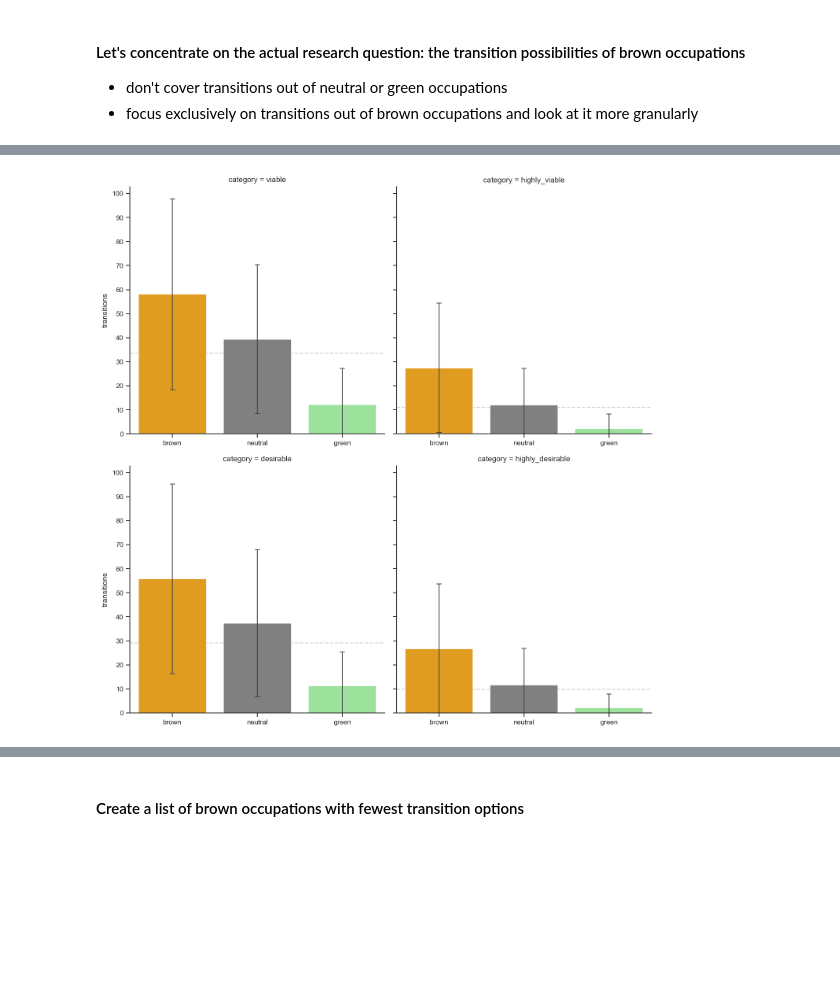
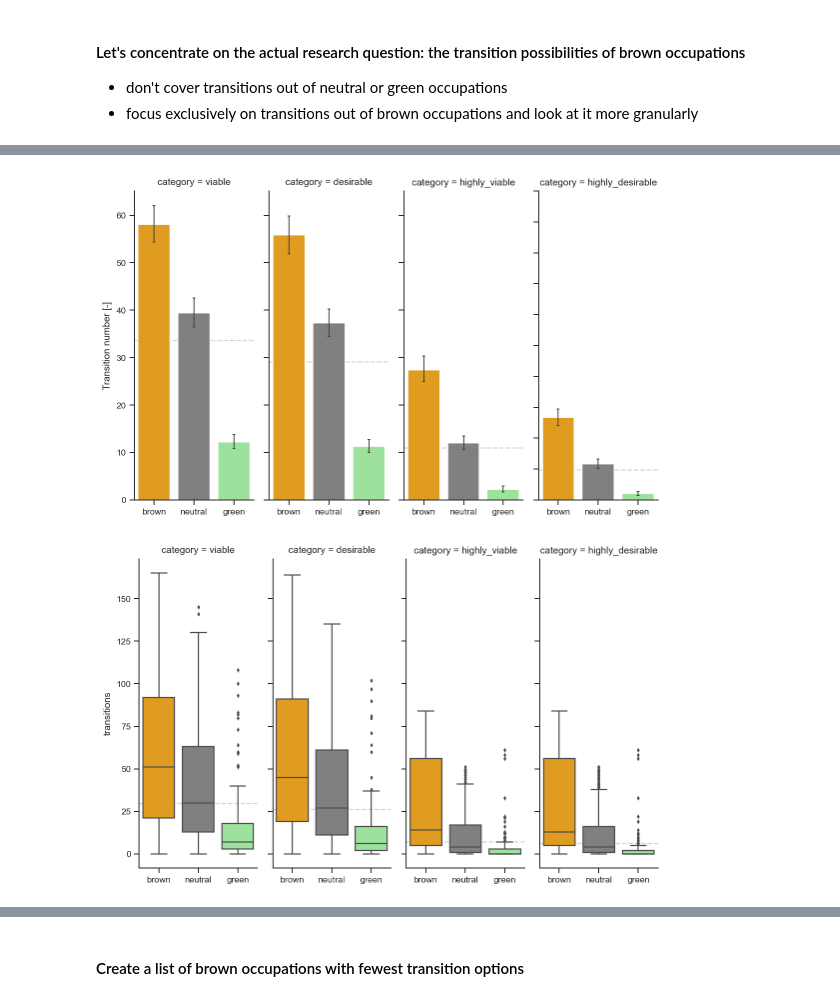
Before and after one commit to derpyninja/rejet, a Jupyter notebook: notebooks/18-fz-transition-number-analysis-v2.ipynb, the cells around one changed output, grey strips where cells are left out. Drawn from its saved outputs; the diff is of its cells as text; code cells hidden in the pictures; blank space fills up the shorter version.

Commit message:
new plots rq4

```diff
--- a/notebooks/18-fz-transition-number-analysis-v2.ipynb
+++ b/notebooks/18-fz-transition-number-analysis-v2.ipynb
@@ -996,10 +996,11 @@ plt.savefig(
 - focus exclusively on transitions out of brown occupations and look at it more granularly
 # %%
 # store mean values of transition numbers per category
-transition_cats = ["is_viable", "is_highly_viable", "is_desirable", "is_highly_desirable"]
+transition_cats = ["is_viable", "is_desirable", "is_highly_viable", "is_highly_desirable"]
 
 transition_cat_means = {}
+transition_cat_medians = {}
+
 for cat in transition_cats:
     transition_cat_means[cat] = df_metadata_transitions2[cat].mean()
-
-transition_cat_means
+    transition_cat_medians[cat] = df_metadata_transitions2[cat].median()
@@ -1011,6 +1023,4 @@ transition_cat_means
 # %%
-df_metadata_transitions2_brown = df_metadata_transitions2.query("occ_type == 'is_brown'")
-
 list_of_value_vars = [
     ["is_viable_brown", "is_viable_neutral", "is_viable_green"],
     ["is_highly_viable_brown", "is_highly_viable_neutral", "is_highly_viable_green"],
@@ -1024,7 +1034,8 @@ for i, value_vars in enumerate(list_of_value_vars):
     df_categories = df_metadata_transitions2_brown.melt(
         value_vars=value_vars,
         value_name="transitions",
-        var_name="target"
+        var_name="target",
+        id_vars="isco_level_1"
     )
 
     ids = pd.DataFrame(np.column_stack(list(zip(*df_categories.target.str.split("_")))))
@@ -1039,3 +1050,4 @@ for i, value_vars in enumerate(list_of_value_vars):
     list_of_df_categories.append(df_categories)
 
 df_categories_long = pd.concat(list_of_df_categories).reset_index(drop=True)
+df_categories_long["category"] = pd.Categorical(df_categories_long["category"], ["viable", "desirable", "highly_viable", "highly_desirable"])
@@ -1060,35 +1123,75 @@ c = sns.catplot(
     y="transitions",
     x="target",
     col="category",
-    col_wrap=2,
+    #col_wrap=2,
     kind="bar",
     order=["brown", "neutral", "green"],
     palette=["orange", "grey", "lightgreen"],
-    ci="sd",
+    ci=95,
     capsize=0.05,
     errwidth=1,
     sharex=False,
+    height=5,
+    aspect=0.4,
     data=df_categories_long
 )
 
-for cat, ax in zip(transition_cats, c.axes):
+for cat, ax in zip(transition_cats, c.axes[0]):
     ax.set_ylim(0)
     ax.set_xlabel(None)
     ax.set_yticks(np.arange(0, 110, 10))
 
     ax.axhline(
     transition_cat_means[cat] / 3,
     linestyle="--",
     color="lightgrey",
     zorder=0
 )
 
+c.axes[0][0].set_ylabel("Transition number [-]")
+
 plt.tight_layout()
 
 plt.savefig(
     os.path.join(figure_dir, "RQ4", "n_transitions_source_brown_only_barplot.png"),
     dpi=300,
     bbox_inches="tight"
 )
 # %% [output]
-[figure, old version]
+[figure, new version]
+# %%
+c = sns.catplot(
+    y="transitions",
+    x="target",
+    col="category",
+    #col_wrap=1,
+    kind="box",
+    order=["brown", "neutral", "green"],
+    palette=["orange", "grey", "lightgreen"],
+    sharex=False,
+    height=5,
+    aspect=0.4,
+    fliersize=2,
+    data=df_categories_long
+)
+
+for cat, ax in zip(transition_cats, c.axes[0]):
+    #ax.set_ylim(0)
+    ax.set_xlabel(None)
+
+    ax.axhline(
+    transition_cat_medians[cat] / 3,
+    linestyle="--",
+    color="lightgrey",
+    zorder=0
+)
+
+plt.tight_layout()
+
+plt.savefig(
+    os.path.join(figure_dir, "RQ4", "n_transitions_source_brown_only_boxplot.png"),
+    dpi=300,
+    bbox_inches="tight"
+)
+# %% [output]
+[figure, added]
```
Also changed, not shown: parts of 18 cells of this notebook, 5 other files.
